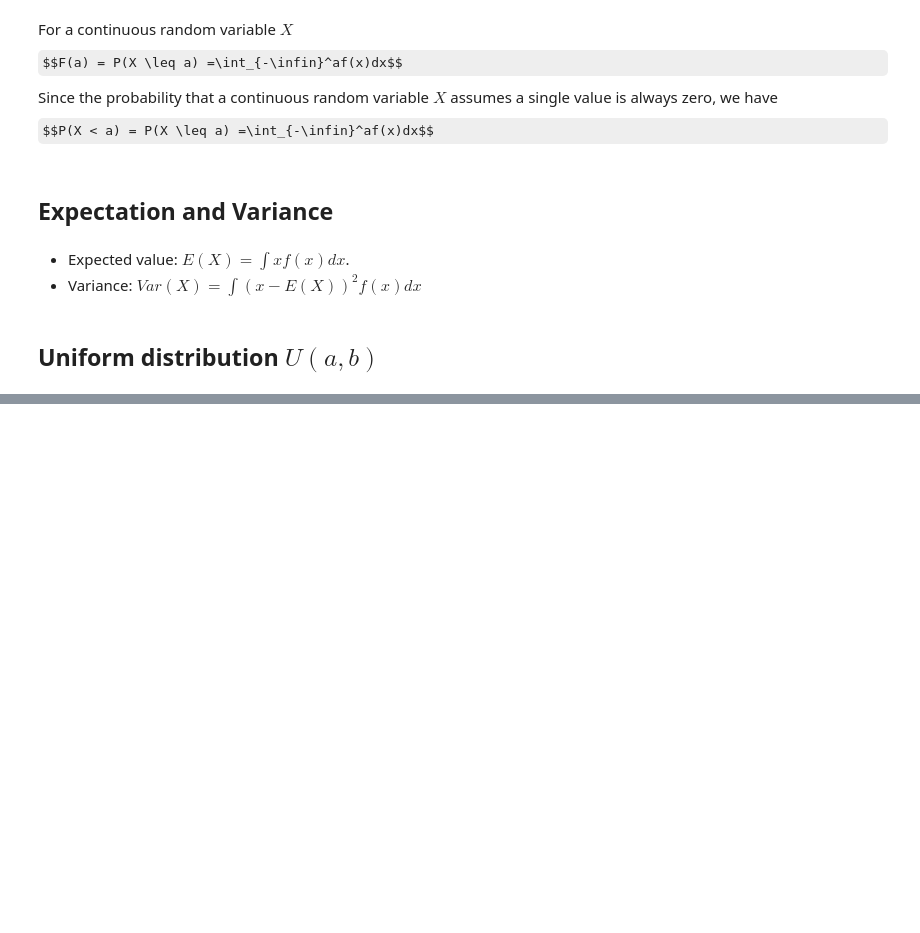
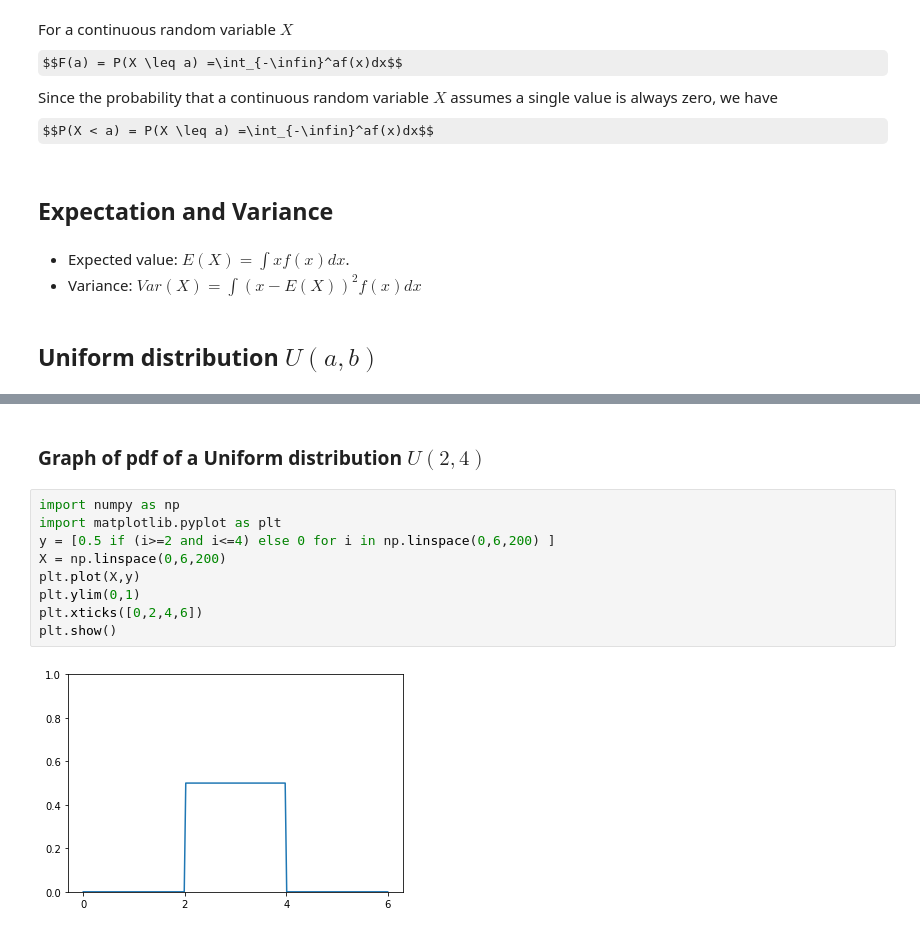
Before and after one commit to arun-jathari/academics, a Jupyter notebook: Stats 1.ipynb, the cells around one changed output, grey strips where cells are left out. Drawn from its saved outputs; the diff is of its cells as text; some formulas as TeX source; blank space fills up the shorter version.

```diff
--- a/Stats 1.ipynb
+++ b/Stats 1.ipynb
@@ -2304,0 +2309,13 @@ denoted $X ∼ U(a, b)$,
+# %% [markdown]
+### Graph of pdf of a Uniform distribution $U(2, 4)$
+# %%
+import numpy as np
+import matplotlib.pyplot as plt
+y = [0.5 if (i>=2 and i<=4) else 0 for i in np.linspace(0,6,200) ]
+X = np.linspace(0,6,200)
+plt.plot(X,y)
+plt.ylim(0,1)
+plt.xticks([0,2,4,6])
+plt.show()
+# %% [output]
+[figure, added]
```
Also changed, not shown: parts of 12 cells of this notebook, 1 other file.
